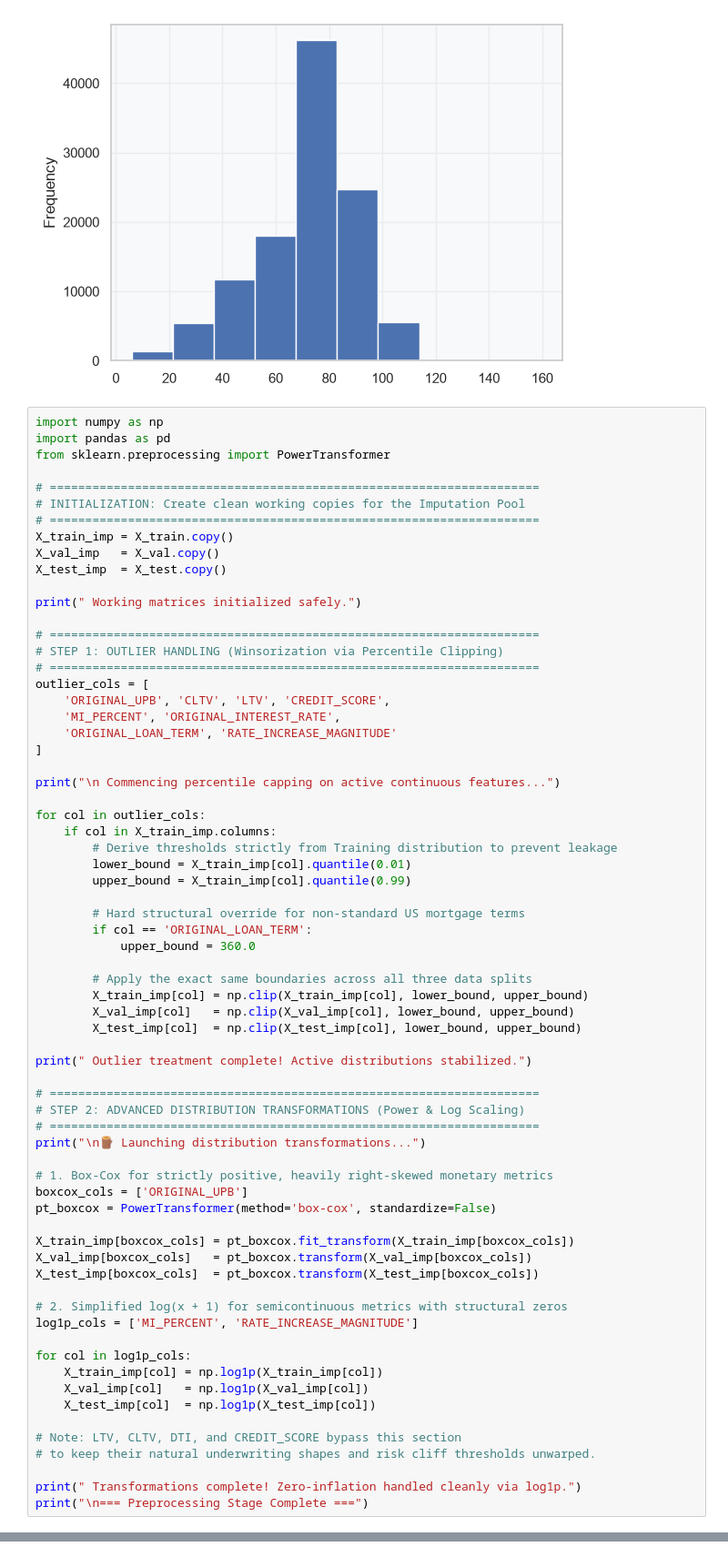
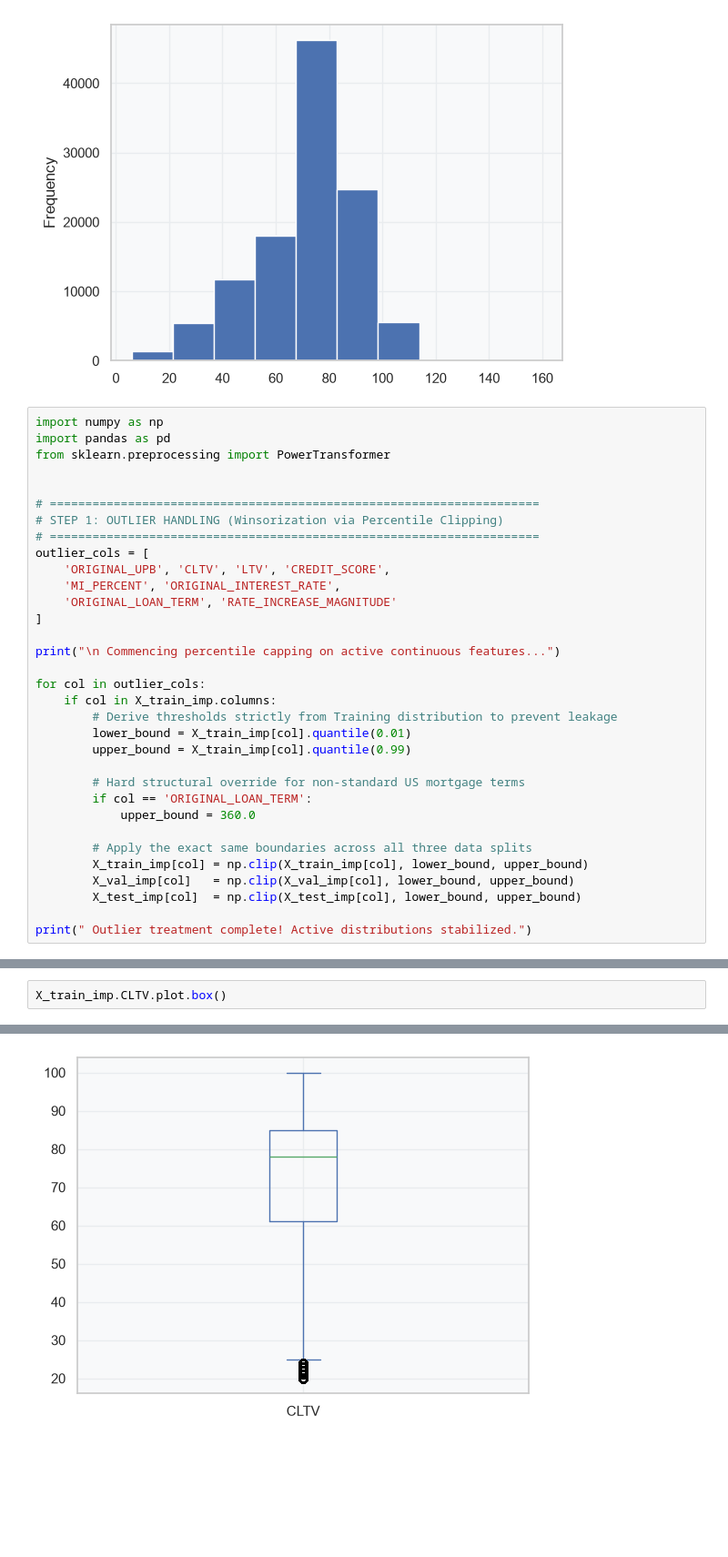
Before and after one commit to Gautam0211/Credit-Risk-Stress-Testing-Under-Macro-Conditions-of-2008-Global-Recession, a Jupyter notebook: Notebooks/EDA and Data Preprocessing.ipynb, the cells around one changed output, grey strips where cells are left out. Shown at 91% size. Saved outputs shown, nothing was run; the diff lists cells and outputs as text; blank space fills up the shorter version.

```diff
--- a/Notebooks/EDA and Data Preprocessing.ipynb
+++ b/Notebooks/EDA and Data Preprocessing.ipynb
@@ -1965,14 +1988,6 @@ import numpy as np
 import pandas as pd
 from sklearn.preprocessing import PowerTransformer
 
-# =====================================================================
-# INITIALIZATION: Create clean working copies for the Imputation Pool
-# =====================================================================
-X_train_imp = X_train.copy()
-X_val_imp   = X_val.copy()
-X_test_imp  = X_test.copy()
-
-print(" Working matrices initialized safely.")
 
 # =====================================================================
 # STEP 1: OUTLIER HANDLING (Winsorization via Percentile Clipping)
@@ -2001,30 +2016,3 @@ for col in outlier_cols:
         X_test_imp[col]  = np.clip(X_test_imp[col], lower_bound, upper_bound)
 
 print(" Outlier treatment complete! Active distributions stabilized.")
-
-# =====================================================================
-# STEP 2: ADVANCED DISTRIBUTION TRANSFORMATIONS (Power & Log Scaling)
-# =====================================================================
-print("\n🪵 Launching distribution transformations...")
-
-# 1. Box-Cox for strictly positive, heavily right-skewed monetary metrics
-boxcox_cols = ['ORIGINAL_UPB']
-pt_boxcox = PowerTransformer(method='box-cox', standardize=False)
-
-X_train_imp[boxcox_cols] = pt_boxcox.fit_transform(X_train_imp[boxcox_cols])
-X_val_imp[boxcox_cols]   = pt_boxcox.transform(X_val_imp[boxcox_cols])
-X_test_imp[boxcox_cols]  = pt_boxcox.transform(X_test_imp[boxcox_cols])
-
-# 2. Simplified log(x + 1) for semicontinuous metrics with structural zeros
-log1p_cols = ['MI_PERCENT', 'RATE_INCREASE_MAGNITUDE']
-
-for col in log1p_cols:
-    X_train_imp[col] = np.log1p(X_train_imp[col])
-    X_val_imp[col]   = np.log1p(X_val_imp[col])
-    X_test_imp[col]  = np.log1p(X_test_imp[col])
-
-# Note: LTV, CLTV, DTI, and CREDIT_SCORE bypass this section
-# to keep their natural underwriting shapes and risk cliff thresholds unwarped.
-
-print(" Transformations complete! Zero-inflation handled cleanly via log1p.")
-print("\n=== Preprocessing Stage Complete ===")
@@ -2030,0 +2022,3 @@ print("\n=== Preprocessing Stage Complete ===")
+# %%
+X_train_imp.CLTV.plot.box()
+# %% [output]
@@ -2030,0 +2026 @@ print("\n=== Preprocessing Stage Complete ===")
+[figure, added]
```
Also changed, not shown: parts of 34 cells of this notebook, 2 other files.
